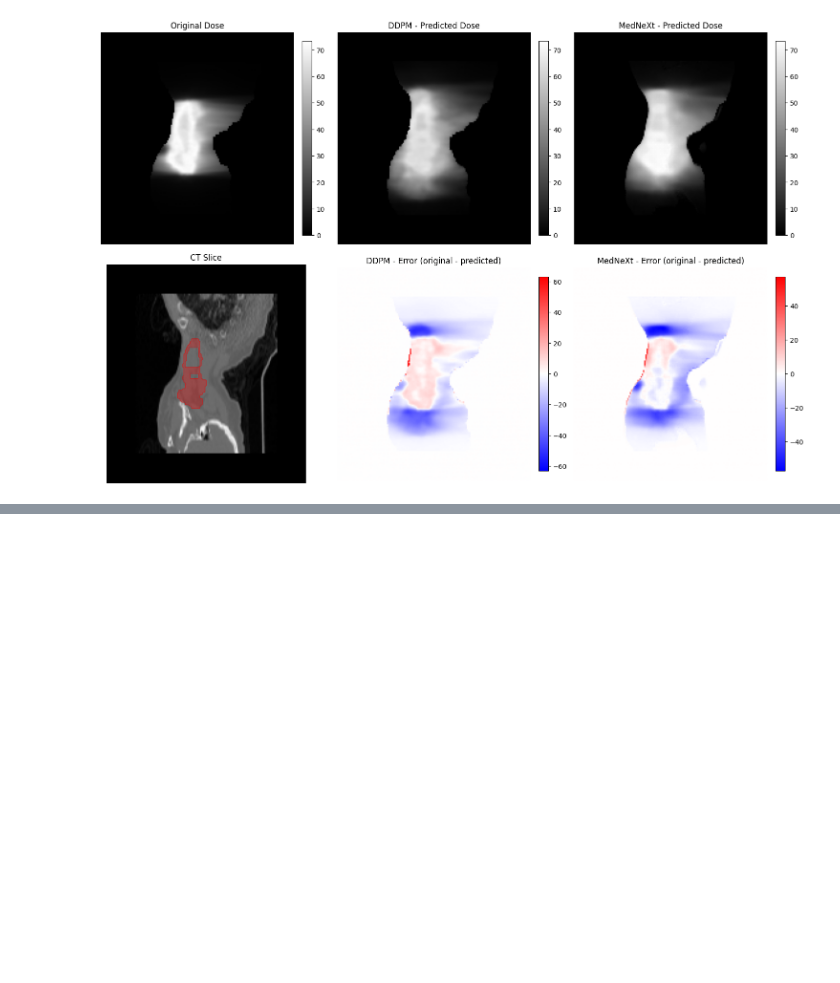
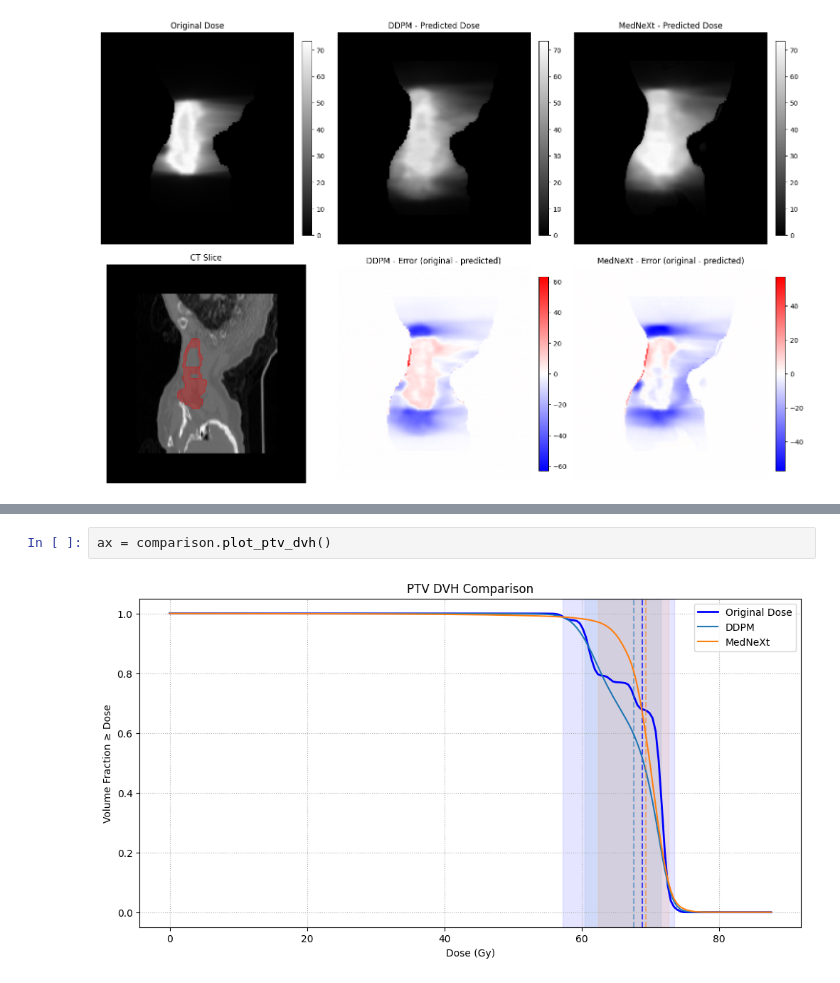
Before and after one commit to josefweibel/dose-prediction-calculation-thesis, a Jupyter notebook: notebooks/10_mednext_evaluation.ipynb, the cells around one changed output, grey strips where cells are left out. Saved outputs shown, nothing was run; the diff lists cells and outputs as text; blank space fills up the shorter version.

Commit message:
plot DVH curve of multiple model results

```diff
--- a/notebooks/10_mednext_evaluation.ipynb
+++ b/notebooks/10_mednext_evaluation.ipynb
@@ -47,0 +48,4 @@ ax = mednext_results.plot_lungs_dvh()
+# %%
+ax = comparison.plot_ptv_dvh()
+# %% [output]
+[figure, added]
```
Also changed, not shown: parts of 5 cells of this notebook, 1 other file.
